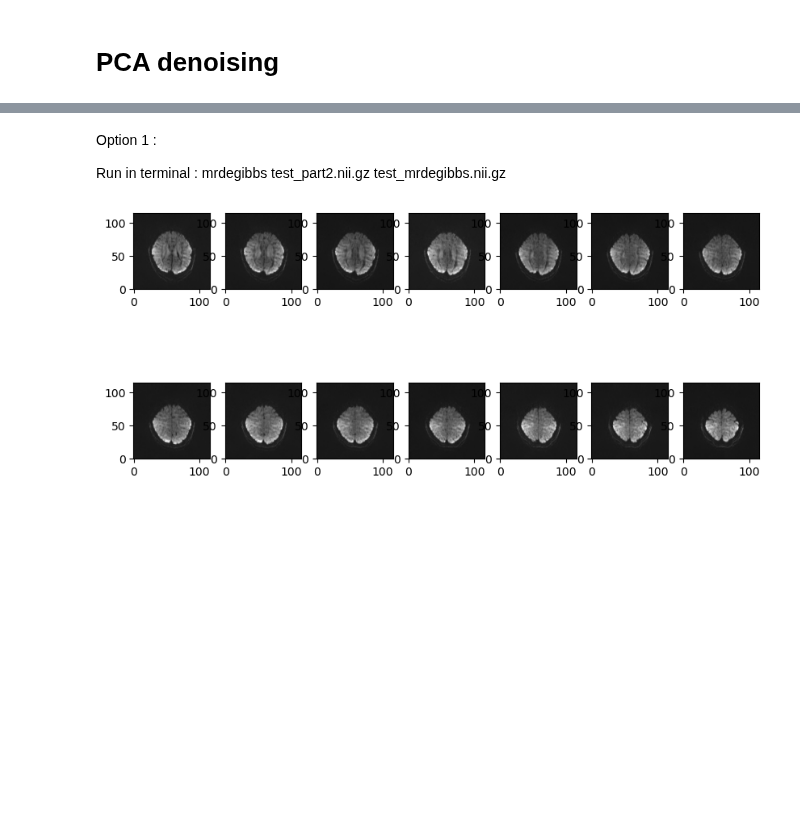
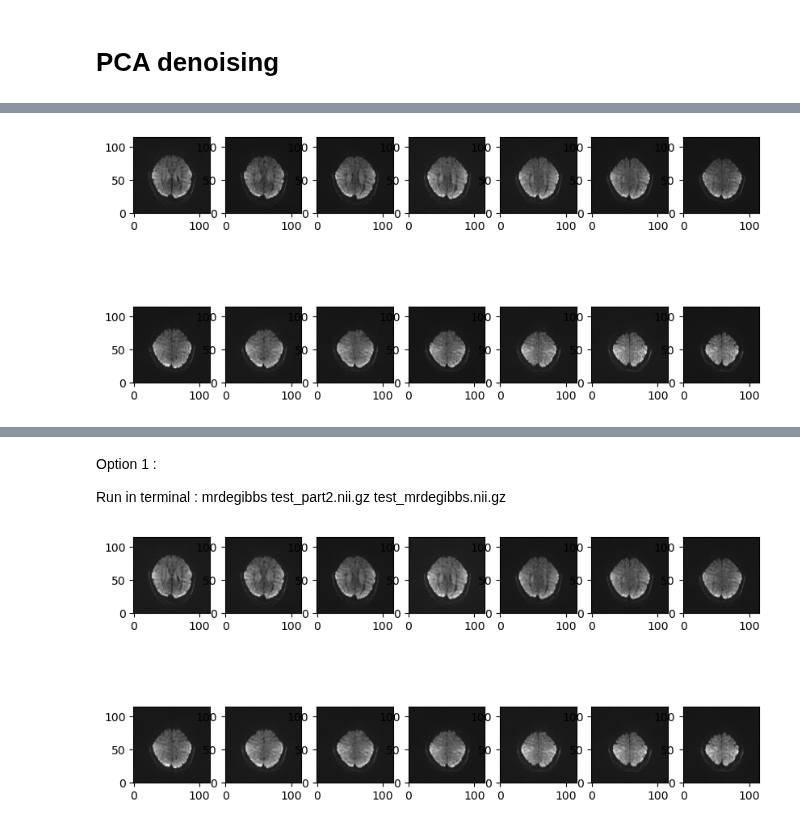
Before and after one commit to jazz031195/preprocessing, a Jupyter notebook: preprocessing_loop.ipynb, the cells around one changed output, grey strips where cells are left out. Saved outputs shown, nothing was run; the diff lists cells and outputs as text; code cells hidden in the pictures; blank space fills up the shorter version.

```diff
--- a/preprocessing_loop.ipynb
+++ b/preprocessing_loop.ipynb
@@ -17,10 +17,12 @@ import lib
 # current path
 cur_path = os.getcwd()
 # file name and path
-file = "BB_003_3T_cmrr_mbep2d_diff_0pt2_1_task_18s_off_12s_on_20200710180104_8"
-file_name = cur_path + "/" + str(file) + "/dfMRI_raw.nii.gz"
+folder = "BB_003_3T_cmrr_mbep2d_diff_0pt2_1_task_18s_off_12s_on_20200710180104_8"
+file_name = "BB_003_3T_cmrr_mbep2d_diff_0pt2_1_20200710180104_8"
+patient_filename = cur_path + "/" + folder + "/" + file_name + ".nii.gz"
 # loading nifti object/header
-raw_data_ = nib.load(file_name)
-header  = raw_data_.header
-raw_data = raw_data_.get_fdata()
+raw_data = nib.load(patient_filename)
+header_4D = raw_data.header
+affine = raw_data.affine
+raw_data = raw_data.get_fdata()
 # %%
@@ -30,6 +32,11 @@ header.get_xyzt_units(), raw_data.shape
 # %%
-def print_volume(data, time=15):
-    # print all slices wrt z axis after defining a random time
+def print_volume(data: np.ndarray, time:int=15) -> None:
+    """"
+    Function that prints an overview of the z slices, at a fixed time=b-val
+    Args:
+        data (np.ndarray) : data to plot
+        time (int) : time or b-value at which to plot the data
+    """
 
     nrows = 2
     ncols = int(data.shape[2]/nrows)
@@ -183,6 +226,8 @@ dwidenoise test_part1.nii.gz test_part2.nii.gz -noise noise.nii.gz -extent 9 -fo
 # %%
-file_name = cur_path + "/data/test_part2.nii.gz"
-# loading nifti object
-pca_dfmri = nib.load(file_name)
+# Compare MP-PCA with Wictor
+pca_dfmri = nib.load(cur_path + "/data/dfMRI_denoised.nii.gz")
 pca_dfmri = pca_dfmri.get_fdata()
+print_volume(pca_dfmri)
+# %% [output]
+[figure, added]
 # %%
```
Also changed, not shown: parts of 31 cells of this notebook, 2 other files.
